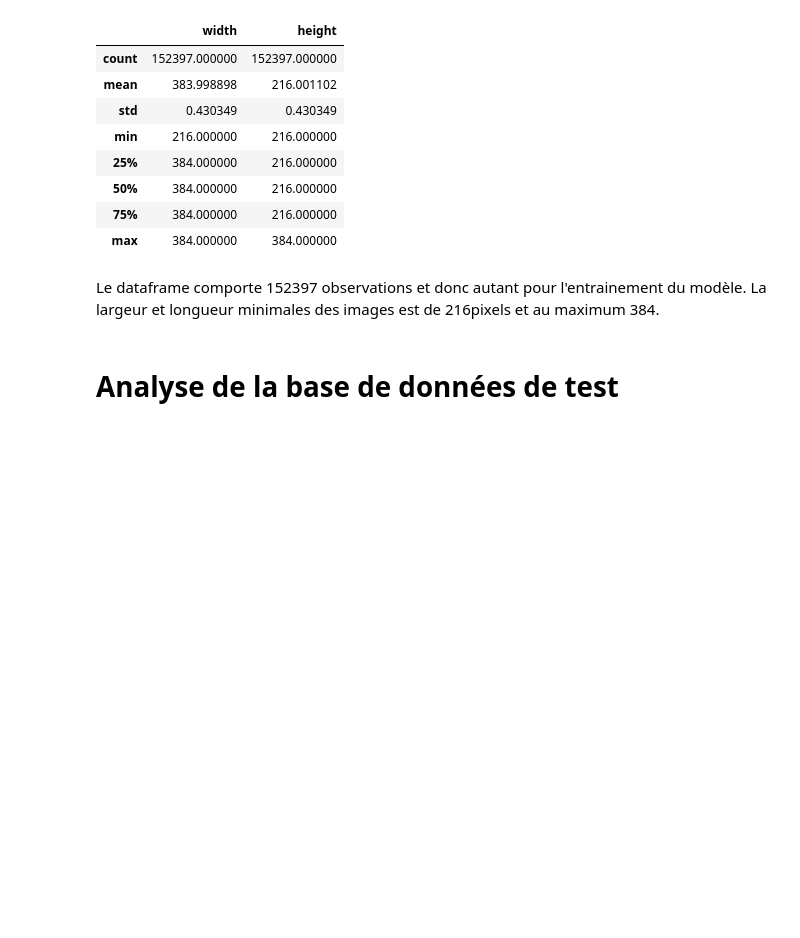
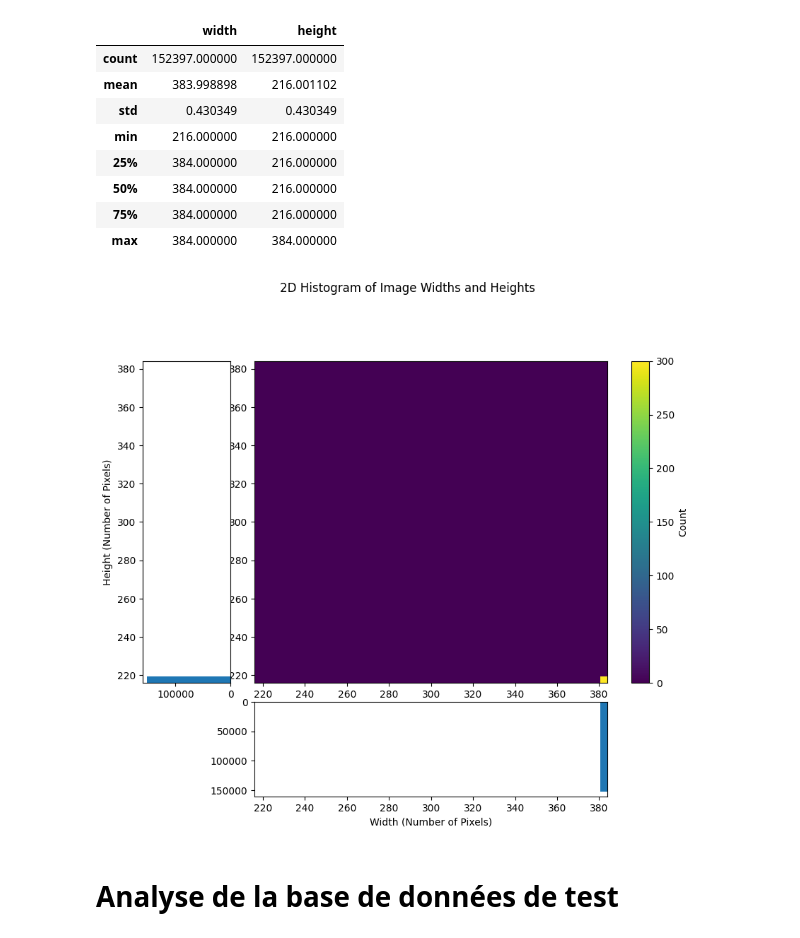
Before and after one commit to Stenaxo/RL_online_transfer, a Jupyter notebook: analyse_bdd.ipynb, the cells around one changed output. Saved outputs shown, nothing was run; the diff lists cells and outputs as text; code cells hidden in the pictures; blank space fills up the shorter version.

```diff
--- a/analyse_bdd.ipynb
+++ b/analyse_bdd.ipynb
@@ -46,9 +46,41 @@ df.describe()
 | 50% | 384.000000 | 216.000000 |
 | 75% | 384.000000 | 216.000000 |
 | max | 384.000000 | 384.000000 |
-# %% [markdown]
- Le dataframe comporte 152397 observations et donc autant pour l'entrainement du modèle. La largeur et longueur minimales des
- images est de 216pixels et au maximum 384.
+# %%
+import matplotlib.pyplot as plt
+import numpy as np
+
+# Prepare the figure
+fig = plt.figure(figsize=(10, 8))
+grid = plt.GridSpec(4, 4, hspace=0.2, wspace=0.2, width_ratios=[5, 20, 1, 1])
+main_ax = fig.add_subplot(grid[:-1, 1])
+y_hist = fig.add_subplot(grid[:-1, 0], sharey=main_ax)
+x_hist = fig.add_subplot(grid[-1, 1], sharex=main_ax)
+cax = fig.add_subplot(grid[:-1, 2])
+
+# Plotting the main 2D histogram with mappable, with vmax set to 3000
+mappable = main_ax.hist2d(df['width'], df['height'], bins=50, cmap='viridis', vmax=300)
+
+# Plotting the marginal histograms
+x_hist.hist(df['width'], bins=50, align='mid')
+y_hist.hist(df['height'], bins=50, orientation='horizontal', align='mid')
+
+# Adjusting the appearance
+x_hist.invert_yaxis()
+y_hist.invert_xaxis()
+
+# Set detailed label for x histogram
+x_hist.set_xlabel("Width (Number of Pixels)")
+# Set detailed label for y histogram
+y_hist.set_ylabel("Height (Number of Pixels)")
+
+# Adding the colorbar
+plt.colorbar(mappable=mappable[3], cax=cax, label='Count')
+
+plt.suptitle('2D Histogram of Image Widths and Heights', y=1.02)  # Adjust title to avoid overlap
+plt.show()
+# %% [output]
+[figure, added]
 # %% [markdown]
 # Analyse de la base de données de test
 # %%
```
Also changed, not shown: parts of 2 cells of this notebook, 3 other files.
